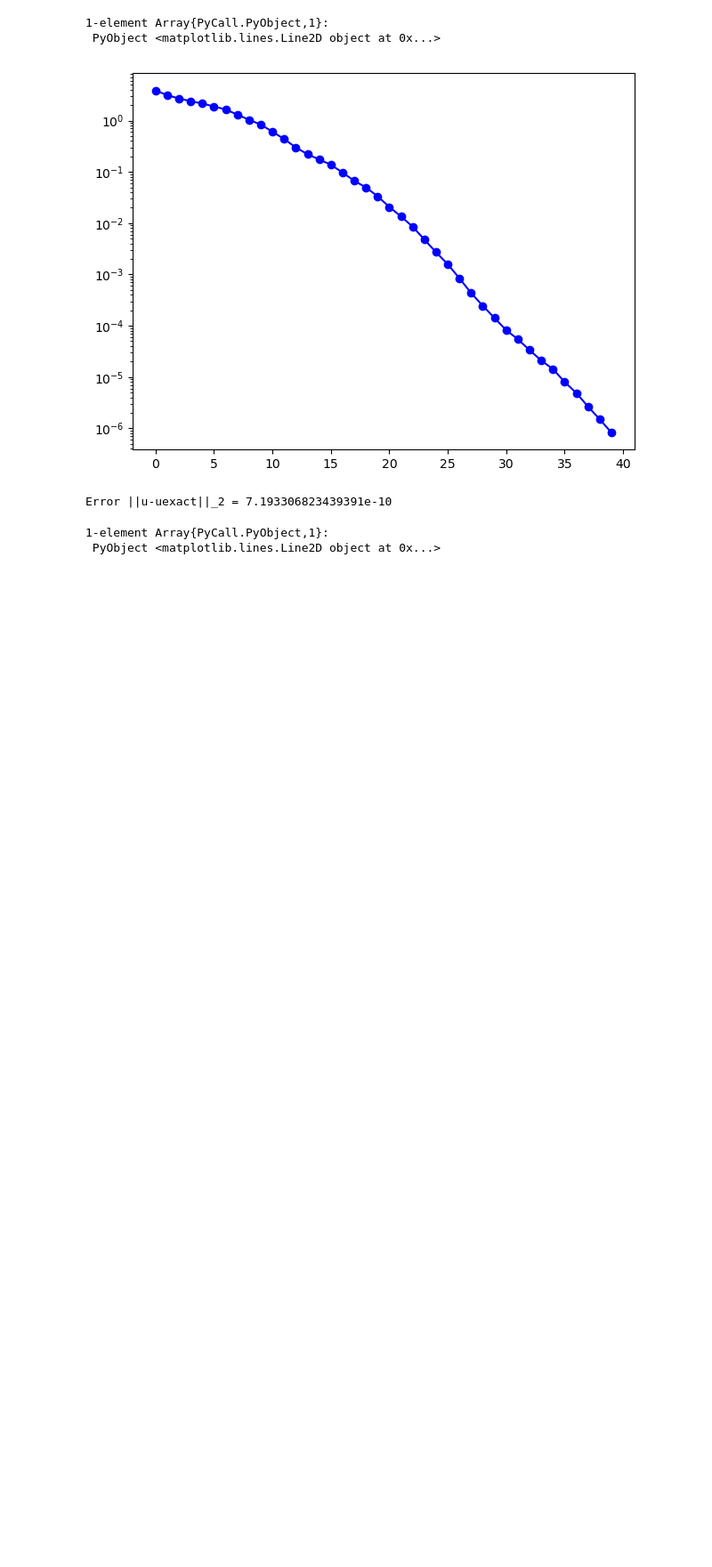
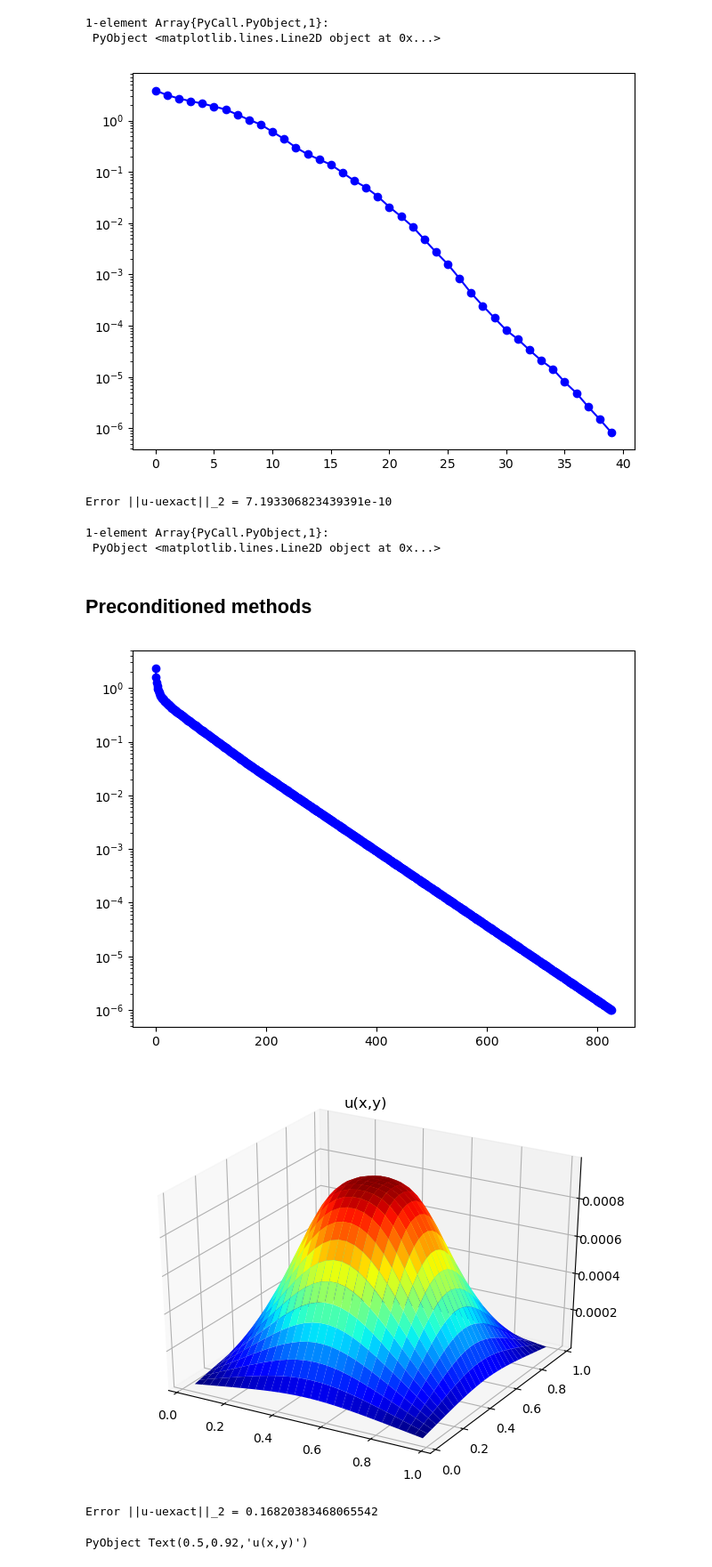
Before and after one commit to zhucer2003/2018Fall_228A, a Jupyter notebook: notebooks/KrylovLaplace.ipynb, the cells around one changed output. Shown at 89% size. Drawn from its saved outputs; the diff is of its cells as text; code cells hidden in the pictures; blank space fills up the shorter version.

```diff
--- a/notebooks/KrylovLaplace.ipynb
+++ b/notebooks/KrylovLaplace.ipynb
@@ -292,3 +292,5 @@ semilogy(errhist,"b-o")
 Error ||u-uexact||_2 = 7.193306823439391e-10
 1-element Array{PyCall.PyObject,1}:
  PyObject <matplotlib.lines.Line2D object at 0x...>
+# %% [markdown]
+## Preconditioned methods
@@ -294,0 +332,16 @@ Error ||u-uexact||_2 = 7.193306823439391e-10
+# %%
+# No preconditioner
+uSD,errhistSD = PSD(H,b,x0,sparse(1.0I,N^2,N^2),1e-6,10000)
+println("Error ||u-uexact||_2 = ", norm(uSD-uexact))
+
+figure(1)
+semilogy(errhistSD,"b-o")
+
+figure(2)
+surf(x1d,x1d,reshape(uSD,N,N),edgecolors="none",cmap=ColorMap("jet"),shade="true")
+title("u(x,y)")
+# %% [output]
+[figure, added]
+[figure, added]
+Error ||u-uexact||_2 = 0.16820383468065542
+PyObject Text(0.5,0.92,'u(x,y)')
```
Also changed, not shown: parts of 7 cells of this notebook, 4 other files.
